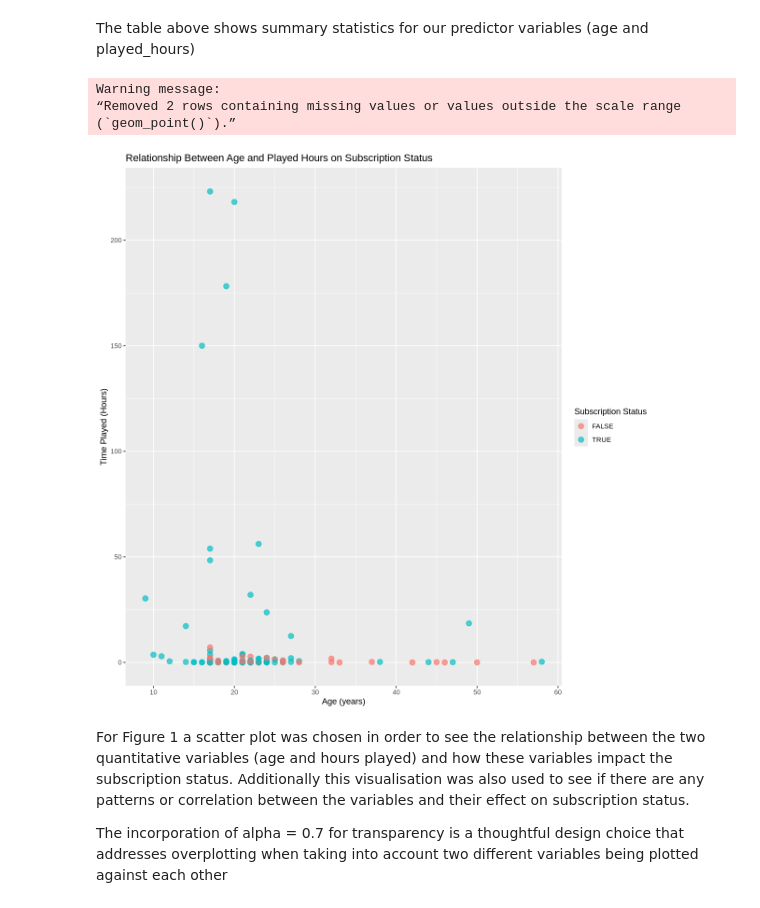
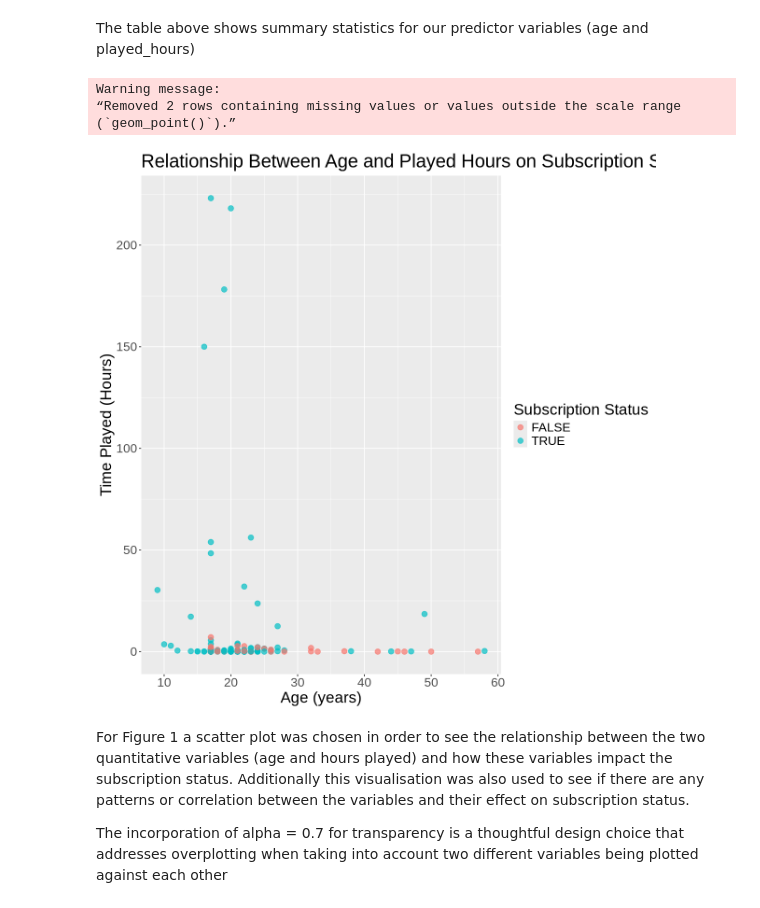
Before and after one commit to Laiann/25_Final_Group_Project_Section_003, a Jupyter notebook: Final_group_25_project.ipynb, the cells around one changed output. Drawn from its saved outputs; the diff is of its cells as text; code cells hidden in the pictures.

```diff
--- a/Final_group_25_project.ipynb
+++ b/Final_group_25_project.ipynb
@@ -84,22 +85,23 @@ The table above shows summary statistics for our predictor variables (age and pl
 # %%
 #Visualization 1
 options(repr.plot.width = 10, repr.plot.height = 10) #This sets the plot width and height
 #The ggplot function allows us to plot the data with specific varaibles selected (Age and played hours)
 #We are plotting the data on a scatterplot so we use the geom_point function
 #Labs allows us to specifiy any axis labels or titles that we are going to use to ensure proper visualization techniques
 players_figure_1 <- ggplot(clean_player_data, aes(x = Age, y = played_hours, color = subscribe)) +
   geom_point(size = 3, alpha = 0.7) +
   labs(
     title = "Relationship Between Age and Played Hours on Subscription Status",
     x = "Age (years)",
     y = "Time Played (Hours)",
-    color = "Subscription Status")
+    color = "Subscription Status")+
+theme(text = element_text(size = 20))
 players_figure_1
 # %% [output]
 Warning message:
 “Removed 2 rows containing missing values or values outside the scale range
 (`geom_point()`).”
-[figure, old version]
+[figure, new version]
 # %% [markdown]
 For Figure 1 a scatter plot was chosen in order to see the relationship between the two quantitative variables (age and hours played) and how these variables impact the subscription status. Additionally this visualisation was also used to see if there are any patterns or correlation between the variables and their effect on subscription status.
 
```
Also changed, not shown: parts of 5 cells of this notebook.
